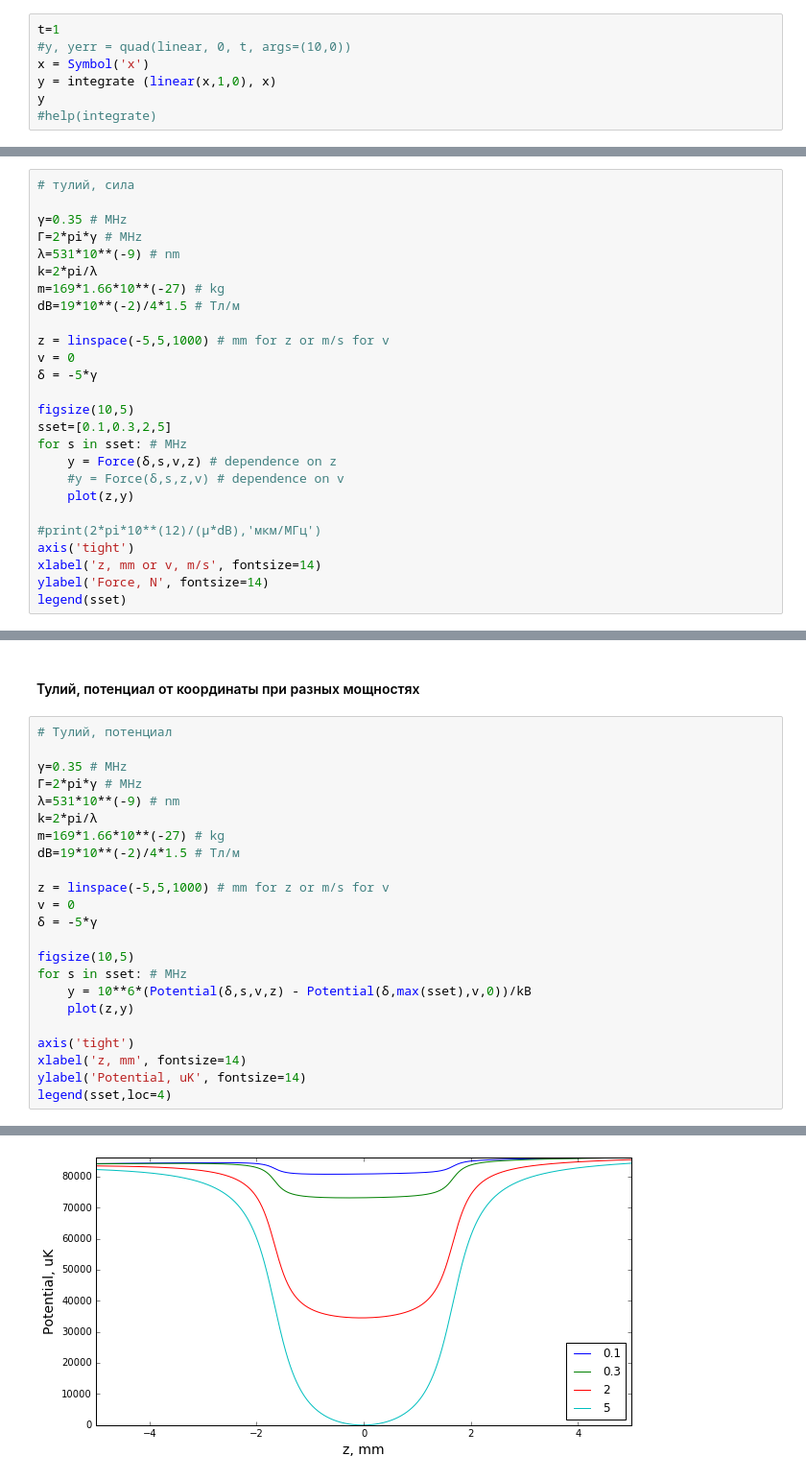
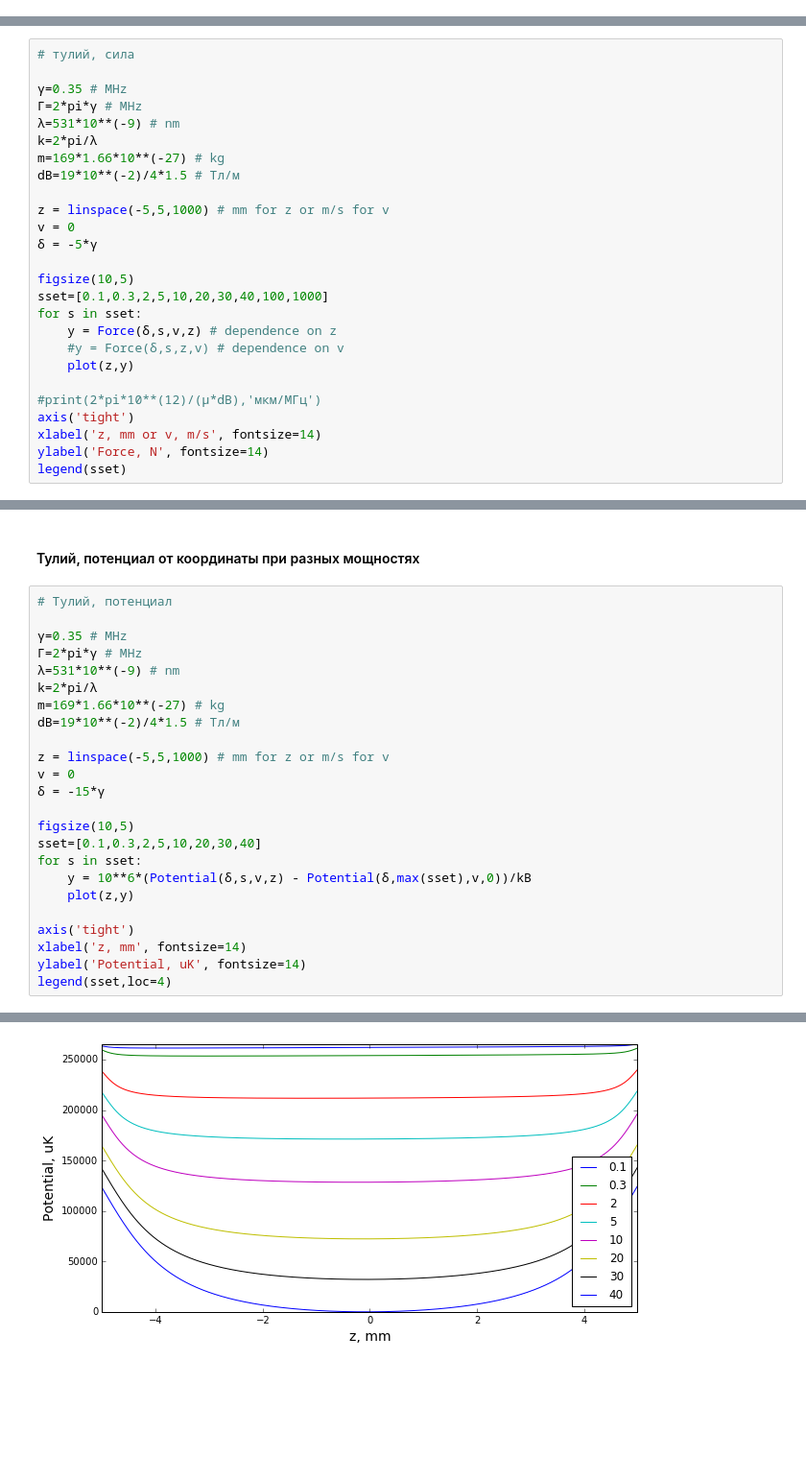
Before and after one commit to thulium-lab/python_programs_to_use, a Jupyter notebook: processing_individual_measurement3.0-Gulia.ipynb, the cells around one changed output, grey strips where cells are left out. Shown at 96% size. Drawn from its saved outputs; the diff is of its cells as text; blank space fills up the shorter version.

```diff
--- a/processing_individual_measurement3.0-Gulia.ipynb
+++ b/processing_individual_measurement3.0-Gulia.ipynb
@@ -272,10 +288,3 @@ imshow(b,cmap=get_cmap('Blues'))
  #   return k*x + b
 def linear(x,k,b):
     return k*x + b
-# %%
-t=1
-#y, yerr = quad(linear, 0, t, args=(10,0))
-x = Symbol('x')
-y = integrate (linear(x,1,0), x)
-y
-#help(integrate)
@@ -712,8 +767,8 @@ v = 0
 δ = -5*γ
 
 figsize(10,5)
-sset=[0.1,0.3,2,5]
-for s in sset: # MHz
+sset=[0.1,0.3,2,5,10,20,30,40,100,1000]
+for s in sset:
     y = Force(δ,s,v,z) # dependence on z
     #y = Force(δ,s,z,v) # dependence on v
     plot(z,y)
@@ -731,26 +786,27 @@ legend(sset)
 # %%
 # Тулий, потенциал
 
 γ=0.35 # MHz
 Γ=2*pi*γ # MHz
 λ=531*10**(-9) # nm
 k=2*pi/λ
 m=169*1.66*10**(-27) # kg
 dB=19*10**(-2)/4*1.5 # Тл/м
 
 z = linspace(-5,5,1000) # mm for z or m/s for v
 v = 0
-δ = -5*γ
+δ = -15*γ
 
 figsize(10,5)
-for s in sset: # MHz
+sset=[0.1,0.3,2,5,10,20,30,40]
+for s in sset:
     y = 10**6*(Potential(δ,s,v,z) - Potential(δ,max(sset),v,0))/kB
     plot(z,y)
 
 axis('tight')
 xlabel('z, mm', fontsize=14)
 ylabel('Potential, uK', fontsize=14)
 legend(sset,loc=4)
 # %% [output]
 <matplotlib.legend.Legend at 0x...>
-[figure, old version]
+[figure, new version]
```
Also changed, not shown: parts of 28 cells of this notebook, 14 other files.
